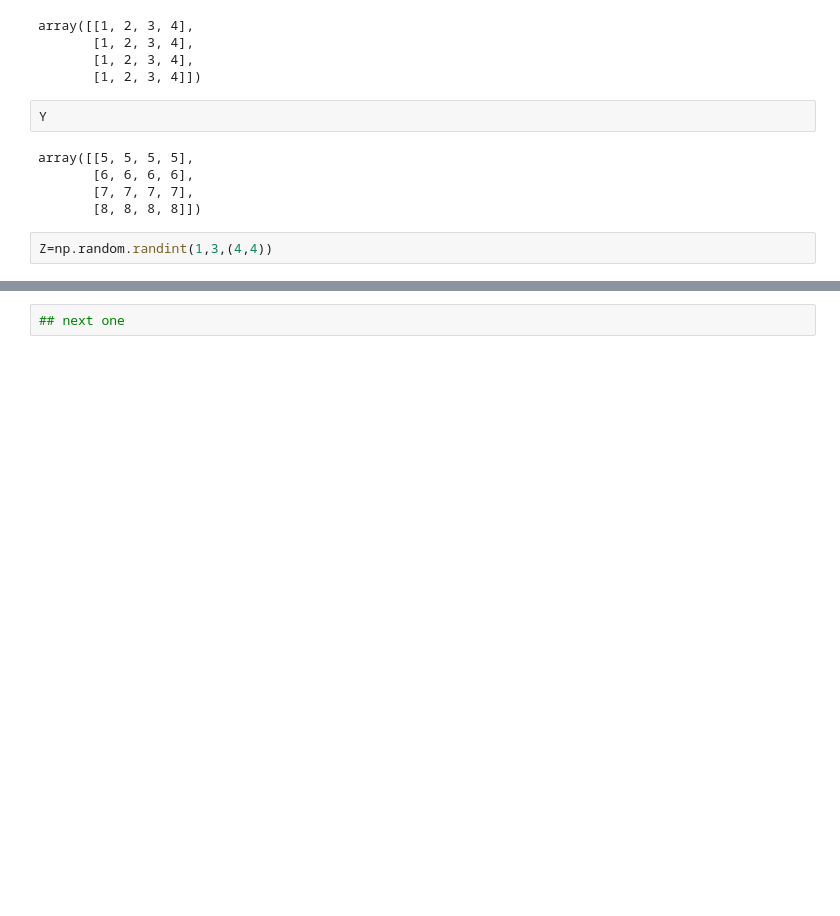
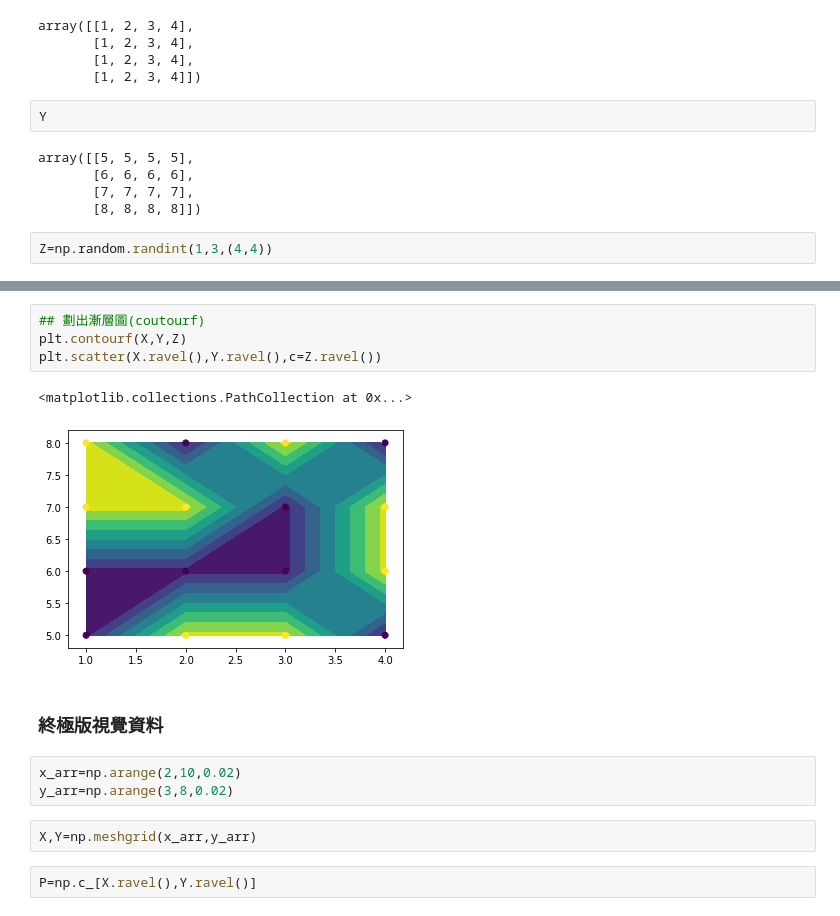
Before and after one commit to a0910281835/My_python, a Jupyter notebook: 數學應用軟體/2019-11-20/SVM.ipynb, the cells around one changed output, grey strips where cells are left out. Saved outputs shown, nothing was run; the diff lists cells and outputs as text; blank space fills up the shorter version.

```diff
--- a/數學應用軟體/2019-11-20/SVM.ipynb
+++ b/數學應用軟體/2019-11-20/SVM.ipynb
@@ -170,2 +172,16 @@ NameError: name 'plt' is not defined
-# %%
-## next one
+# %%
+## 劃出漸層圖(coutourf)
+plt.contourf(X,Y,Z)
+plt.scatter(X.ravel(),Y.ravel(),c=Z.ravel())
+# %% [output]
+<matplotlib.collections.PathCollection at 0x...>
+[figure, added]
+# %% [markdown]
+### 終極版視覺資料
+# %%
+x_arr=np.arange(2,10,0.02)
+y_arr=np.arange(3,8,0.02)
+# %%
+X,Y=np.meshgrid(x_arr,y_arr)
+# %%
+P=np.c_[X.ravel(),Y.ravel()]
```
Also changed, not shown: parts of 47 cells of this notebook.
